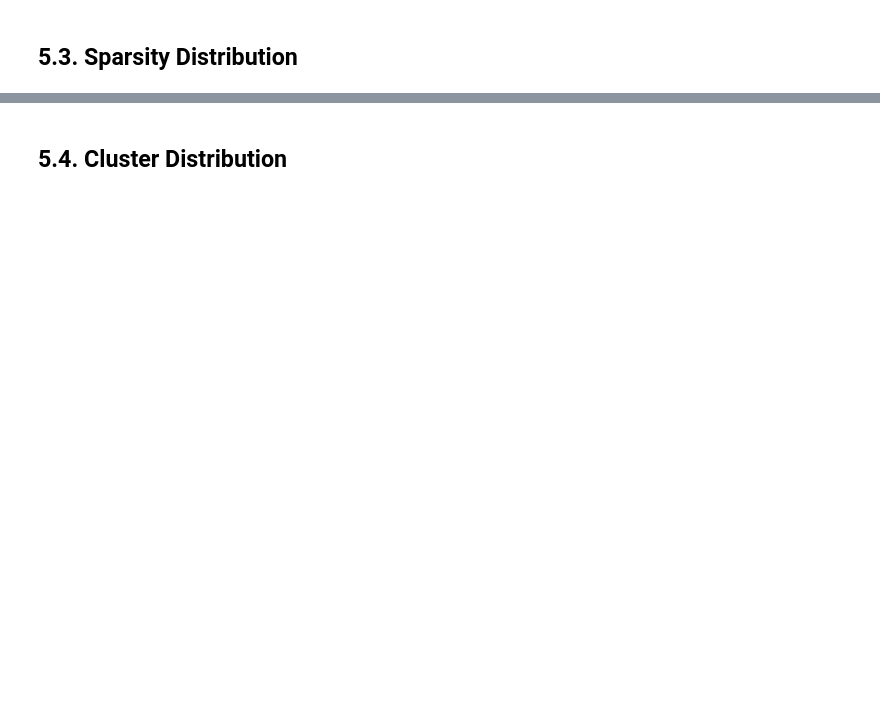
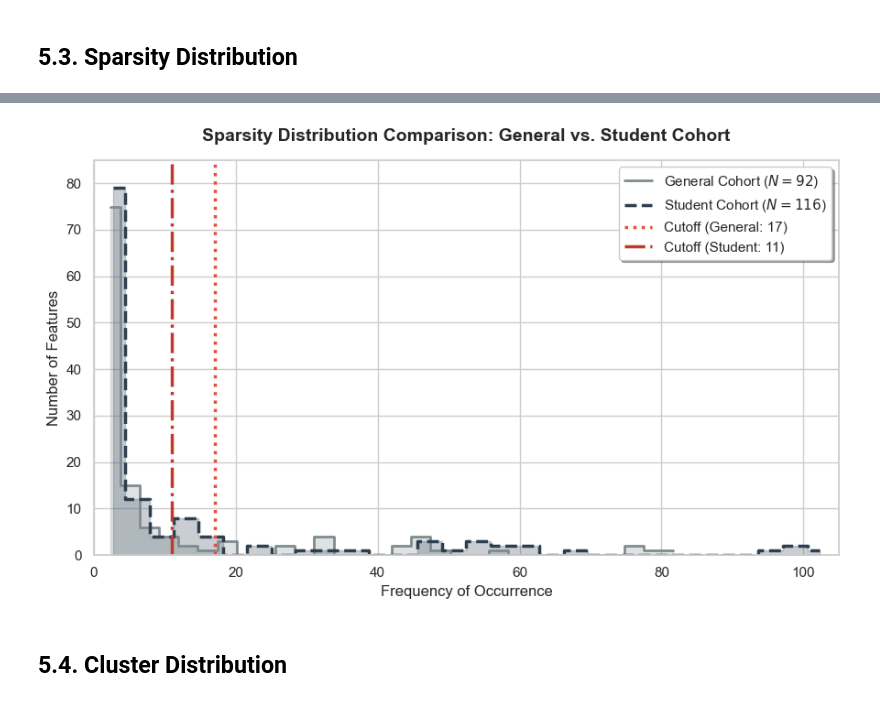
Before and after one commit to KeremDUZENLI/python-sklearn-machine-learning, a Jupyter notebook: main_dataset.ipynb, the cells around one changed output, grey strips where cells are left out. Saved outputs shown, nothing was run; the diff lists cells and outputs as text; code cells hidden in the pictures; blank space fills up the shorter version.

```diff
--- a/main_dataset.ipynb
+++ b/main_dataset.ipynb
@@ -286,3 +388,44 @@ plt.show()
+# %%
+import numpy as np
+import matplotlib.pyplot as plt
+import seaborn as sns
+
+
+counts_old = [75, 15, 6, 4, 2, 1, 3, 0, 0, 2, 0, 4, 0, 0, 0, 2, 4, 1, 0, 0, 1, 0, 0, 0, 0, 0, 0, 2, 1, 1]
+counts_new = [79, 12, 4, 8, 4, 0, 2, 0, 1, 1, 1, 0, 0, 3, 1, 3, 2, 2, 0, 1, 0, 0, 0, 0, 0, 0, 0, 1, 2, 1]
+
+edges_old = np.linspace(1.0, 83.0, 31)
+edges_new = np.linspace(1.0, 104.0, 31)
+
+centers_old = edges_old[:-1] + (edges_old[1] - edges_old[0]) / 2
+centers_new = edges_new[:-1] + (edges_new[1] - edges_new[0]) / 2
+
+plt.figure(figsize=(9, 5.5))
+sns.set_theme(style="whitegrid")
+
+plt.fill_between(centers_old, counts_old, alpha=0.25, color='#7f8c8d', step='mid')
+plt.step(centers_old, counts_old, label='General Cohort ($N=92$)', color='#7f8c8d', linewidth=2, where='mid')
+
+plt.fill_between(centers_new, counts_new, alpha=0.25, color='#2c3e50', step='mid')
+plt.step(centers_new, counts_new, label='Student Cohort ($N=116$)', color='#2c3e50', linewidth=2.5, linestyle='--', where='mid')
+
+plt.axvline(x=17, color='#e74c3c', linestyle=':', linewidth=2.5, label='Cutoff (General: 17)')
+plt.axvline(x=11, color='#c0392b', linestyle='-.', linewidth=2.5, label='Cutoff (Student: 11)')
+
+plt.title("Sparsity Distribution Comparison: General vs. Student Cohort", fontsize=14, fontweight='bold', pad=15)
+plt.xlabel("Frequency of Occurrence", fontsize=12)
+plt.ylabel("Number of Features", fontsize=12)
+
+plt.xlim(0, 105)
+plt.ylim(0, 85)
+
+plt.legend(frameon=True, shadow=True, fontsize=11, loc='upper right')
+plt.tight_layout()
+
+plt.savefig('export/dataset_figures/SPARSITY_COMBINED_CONF.png', dpi=300, bbox_inches='tight')
+plt.show()
+# %% [output]
+[figure, added]
 # %% [markdown]
 ## 5.4. Cluster Distribution
 # %%
```
Also changed, not shown: parts of 25 cells of this notebook, 4 other files.
